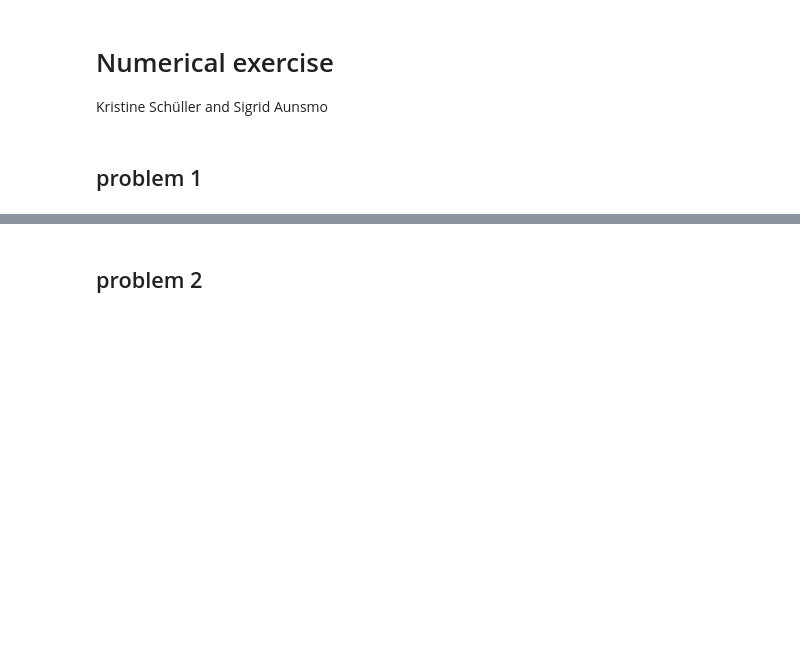
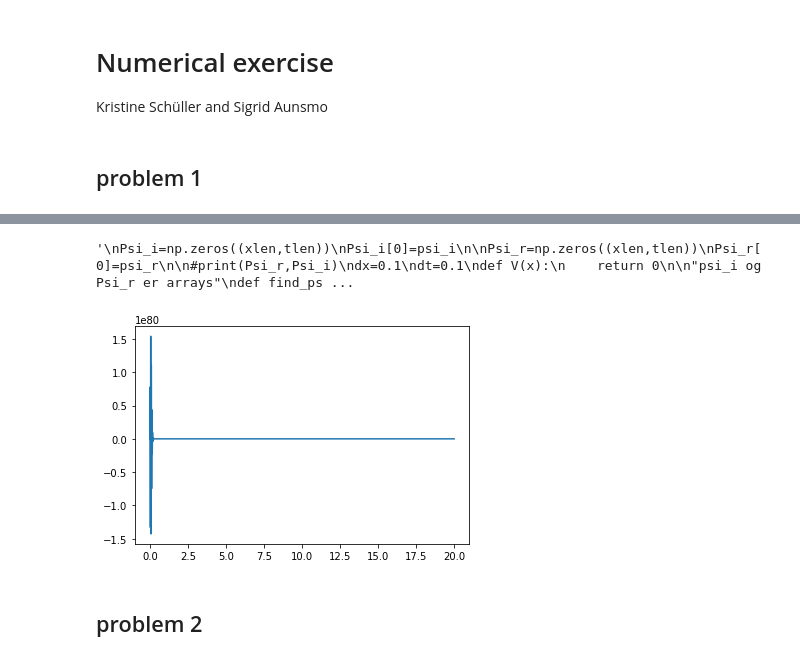
Before and after one commit to sigriaun/kvantastisk, a Jupyter notebook: numerical_exercise.ipynb, the cells around one changed output, grey strips where cells are left out. Cells and saved outputs as stored; diff of their text form; code cells hidden in the pictures; blank space fills up the shorter version.

```diff
--- a/numerical_exercise.ipynb
+++ b/numerical_exercise.ipynb
@@ -76,13 +80,16 @@ def next_psi(xarray,timesteps,psi_r_0,psi_i_0,dt,dx):
     psi_i=psi_i_0
     psi_r=psi_r_0
     for ti in range(timesteps):
-        #for xi in range(1,len(x)-1):
+        old_psi_i=psi_i
+        old_psi_r=psi_r
+        for xi in range(1,len(x)-1):
             #diff=dt*((V(x)/h_bar)*psi_r[xi]-(h_bar/(2*m))*(psi_r[xi+1]-2*psi_r[xi]+psi_r[xi-1])/dx**2)
             #print(diff)
             #print((psi_r[xi+1]-2*psi_r[xi]+psi_r[xi-1]),old_psi_r[xi])
 
-            #psi_i[xi]=old_psi_i[xi]-dt*((V(x)/h_bar)*psi_r[xi]-(h_bar/(2*m))*(psi_r[xi+1]-2*psi_r[xi]+psi_r[xi-1])/dx**2)
-        #psi_r[xi]=old_psi_r[xi]-dt*((V(x)/h_bar)*psi_i[xi]-(h_bar/(2*m))*(psi_i[xi+1]-2*psi_i[xi]+psi_i[xi-1])/dx**2)
+            psi_i[xi]=old_psi_i[xi]-dt*((V(x)/h_bar)*psi_r[xi]-(h_bar/(2*m))*(psi_r[xi+1]-2*psi_r[xi]+psi_r[xi-1])/dx**2)
+        for xi in range(1,len(x)-1):
+            psi_r[xi]=old_psi_r[xi]-dt*((V(x)/h_bar)*psi_i[xi]-(h_bar/(2*m))*(psi_i[xi+1]-2*psi_i[xi]+psi_i[xi-1])/dx**2)
     return psi_r,psi_i
 
 new_psi_r,new_psi_i=next_psi(x,10,psi_r,psi_i,dt,dx)
@@ -104,33 +111,36 @@ def find_next_psi(x,t):
 
 psi_r,psi_i=find_next_psi(x,100)
 plt.plot(x,psi_r)
  """
 """
 Psi_i=np.zeros((xlen,tlen))
 Psi_i[0]=psi_i
 
 Psi_r=np.zeros((xlen,tlen))
 Psi_r[0]=psi_r
 
 #print(Psi_r,Psi_i)
 dx=0.1
 dt=0.1
 def V(x):
     return 0
 
 "psi_i og Psi_r er arrays"
 def find_psi(Psi_i,Psi_r,xlen,dx,x0,tlen,dt,t0):
     for t in range(t0,tlen-1):
         #find next Psi_r
         for x in range(x0,xlen-1):
             Psi_r[x,t+1]=find_next_psi_re(x,t)
             Psi_i[x,t+1]=find_next_psi_im(x,t)
     return Psi_i,Psi_r
 
 Psi_I,Psi_R=find_psi(Psi_i,Psi_r,xlen,0.1,5,tlen,0.1,0)
 
 #print(Psi_I,Psi_R)
 """
+# %% [output]
+'\nPsi_i=np.zeros((xlen,tlen))\nPsi_i[0]=psi_i\n\nPsi_r=np.zeros((xlen,tlen))\nPsi_r[0]=psi_r\n\n#print(Psi_r,Psi_i)\ndx=0.1\ndt=0.1\ndef V(x):\n    return 0\n\n"psi_i og Psi_r er arrays"\ndef find_ps ...
+[figure, added]
 # %% [markdown]
 ## problem 2
 # %%
```
Also changed, not shown: parts of 1 cell of this notebook.
